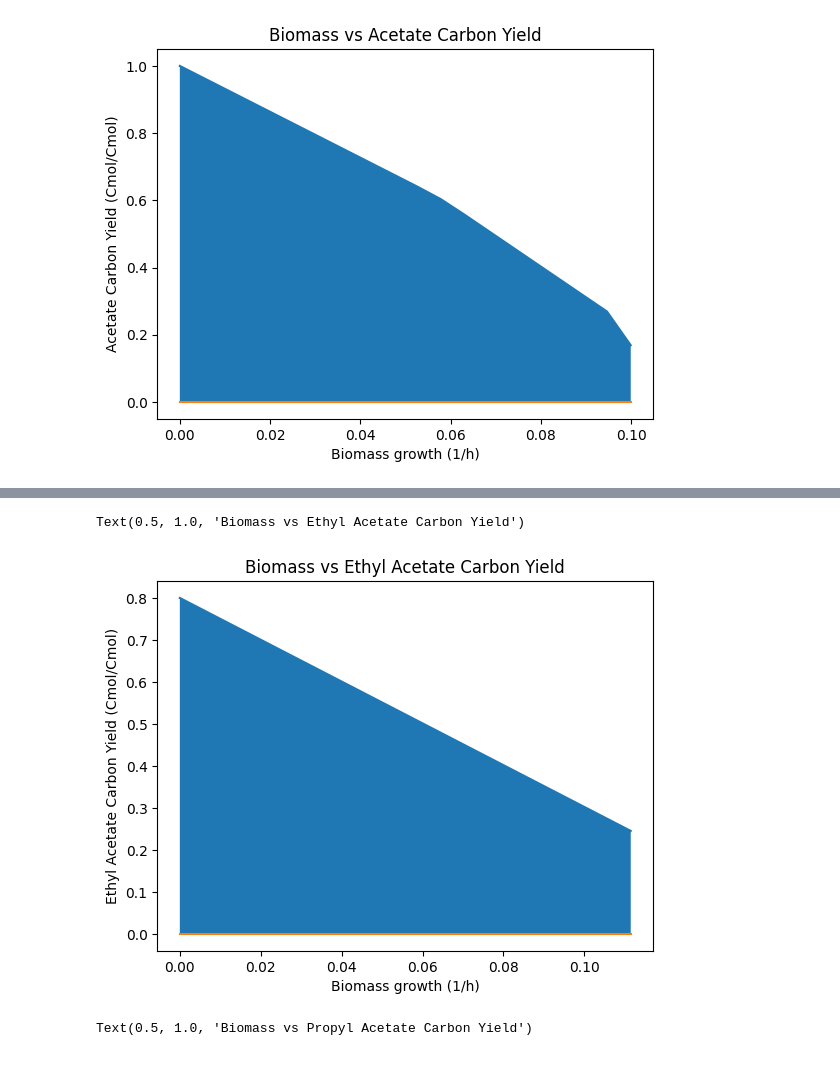
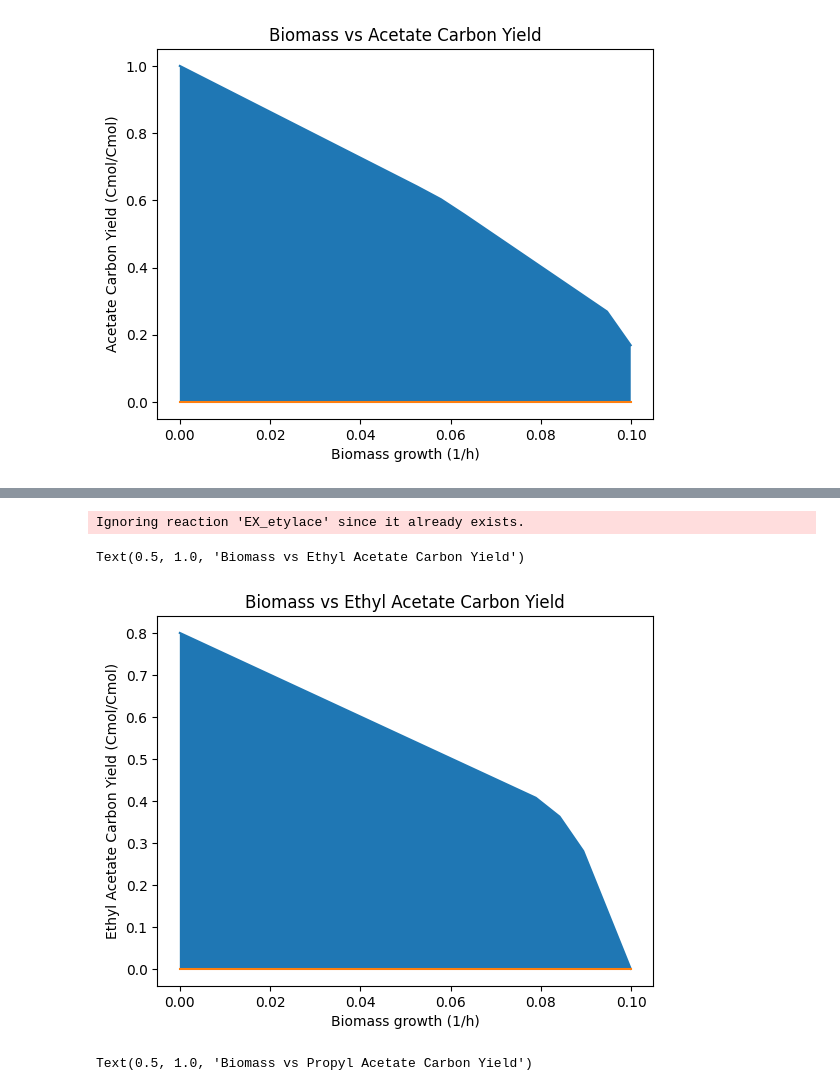
Before and after one commit to matthewkchung/iBag, a Jupyter notebook: test.ipynb, the cells around one changed output, grey strips where cells are left out. Cells and saved outputs as stored; diff of their text form; code cells hidden in the pictures.

```diff
--- a/test.ipynb
+++ b/test.ipynb
@@ -785,23 +785,26 @@ KeyError: 'adpac_c'
 # %%
 # etylace,Ethyl acetate,"['ACALD', 'PYRDC', 'AATetylace']",etylace,ester,"['pyr', 'accoa']","('PMC', 'PMC4411949')",,C4H8O2,,,,,,,
 
 ex_etylace = Reaction('EX_etylace', lower_bound=0.0, upper_bound=1000.0)
-ex_etylace.add_metabolites({model.metabolites.get_by_id('etylace_c'): -1.0})
+ex_etylace.add_metabolites({model.metabolites.get_by_id('etylace[c]'): -1.0})
 model.add_reactions([ex_etylace])
 heterologous_rxns.add('EX_etylace')
 
-prod_env = carbon_yield_calcs(model, {'ACALD', 'PYRDC', 'AATetylace', 'EX_etylace'}, model.reactions.get_by_id('EX_etylace'), heterologous_rxns)
+prod_module = {'ACALD', 'PYRDC', 'AATetylace', 'EX_etylace'}
+
+prod_env = carbon_yield_calcs(model, prod_module.intersection(heterologous_rxns), model.reactions.get_by_id('EX_etylace'), heterologous_rxns)
 
 plt.fill_between(prod_env['EXBiomass'], prod_env['carbon_yield_minimum'], prod_env['carbon_yield_maximum'])
 plt.plot(prod_env['EXBiomass'], prod_env['carbon_yield_maximum'])
 plt.plot(prod_env['EXBiomass'], prod_env['carbon_yield_minimum'])
 
 plt.xlabel("Biomass growth (1/h)")
 plt.ylabel("Ethyl Acetate Carbon Yield (Cmol/Cmol)")
 plt.title("Biomass vs Ethyl Acetate Carbon Yield")
 # %% [output]
-Text(0.5, 1.0, 'Biomass vs Ethyl Acetate Carbon Yield')
+Ignoring reaction 'EX_etylace' since it already exists.
+Text(0.5, 1.0, 'Biomass vs Ethyl Acetate Carbon Yield')
-[figure, old version]
+[figure, new version]
 # %%
 # ppylace,Propyl acetate,"['ASPTA', 'ASPK', 'ASAD', 'HSDy', 'HSK', 'THRS', 'THRD_L', 'OBDHc', 'ALDD3procoa', 'ALCD3ir', 'AATppylace']",ppylace,ester,"['oaa', 'accoa']","('PMC', 'PMC4411949')","The key precursor, based on the included reactions is oaa.",C5H10O2,,,,,,,
 
```
Also changed, not shown: parts of 6 cells of this notebook, 1 other file.
